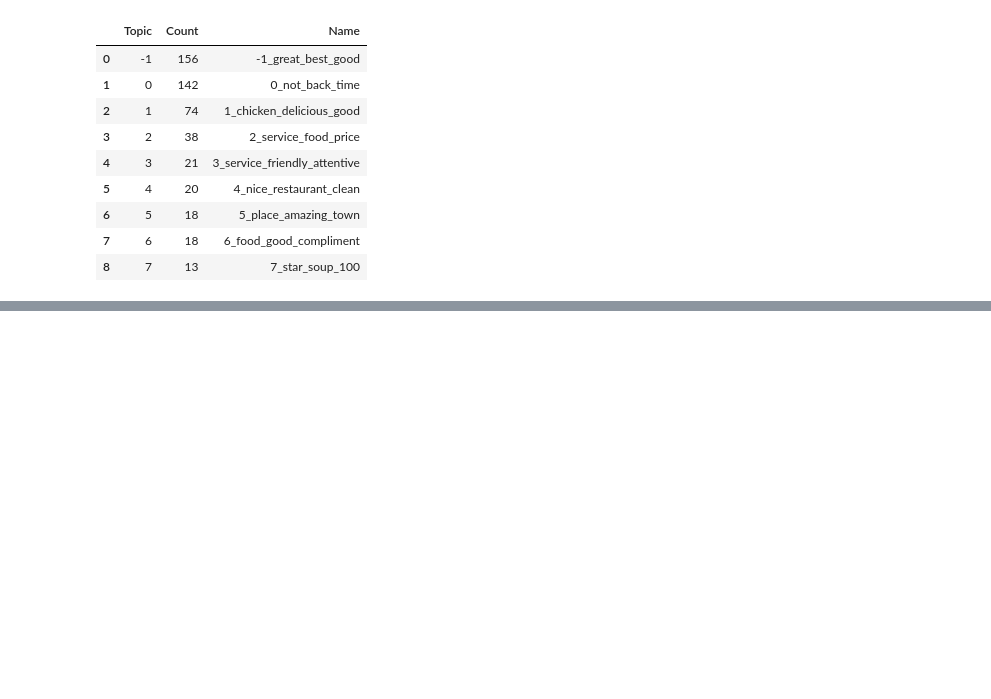
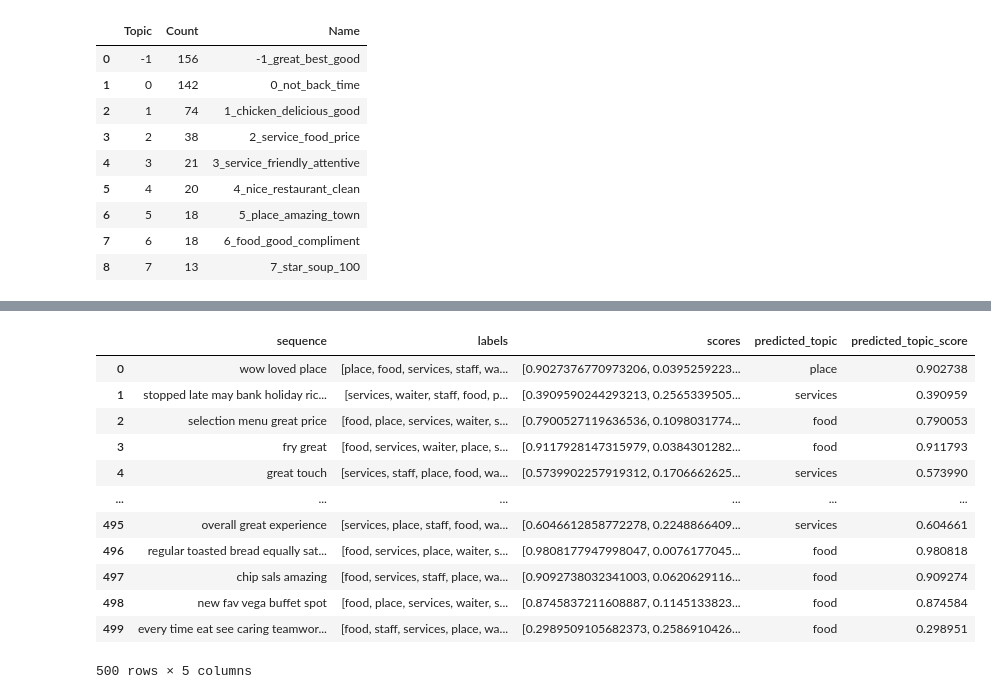
Before and after one commit to shreyasriram4/h2o2.ai, a Jupyter notebook: notebooks/voc_topicmodel_prototype.ipynb, the cells around one changed output, grey strips where cells are left out. Saved outputs shown, nothing was run; the diff lists cells and outputs as text; code cells hidden in the pictures; blank space fills up the shorter version.

Commit message:
Add single label zero shot transformer

```diff
--- a/notebooks/voc_topicmodel_prototype.ipynb
+++ b/notebooks/voc_topicmodel_prototype.ipynb
@@ -456,0 +467,19 @@ topic_model.get_topic_info()
+# %%
+classifier = pipeline(task="zero-shot-classification",
+                      model="facebook/bart-large-mnli",
+                      device=0)
+# %%
+# Define the candidate labels
+candidate_labels = ["place", "services", "food", "staff", "waiter"]
+
+# Set the hyppothesis template
+hypothesis_template = "The topic of this review is {}."
+
+# Prediction results
+single_topic_prediction = classifier(list(positive_df["cleaned_review"]), candidate_labels, hypothesis_template=hypothesis_template)
+
+# Save the output as a dataframe
+single_topic_prediction = pd.DataFrame(single_topic_prediction)
+
+# Take a look at the data
+single_topic_prediction.head()
@@ -456,0 +493,9 @@ topic_model.get_topic_info()
+# %%
+# The column for the predicted topic
+single_topic_prediction['predicted_topic'] = single_topic_prediction['labels'].apply(lambda x: x[0])
+
+# The column for the score of predi ted topic
+single_topic_prediction['predicted_topic_score'] = single_topic_prediction['scores'].apply(lambda x: x[0])
+
+# Take a look at the data
+single_topic_prediction.head()
@@ -456,0 +509,16 @@ topic_model.get_topic_info()
+# %%
+single_topic_prediction
+# %% [output]
+|  | sequence | labels | scores | predicted_topic | predicted_topic_score |
+| 0 | wow loved place | [place, food, services, staff, wa... | [0.9027376770973206, 0.0395259223... | place | 0.902738 |
+| 1 | stopped late may bank holiday ric... | [services, waiter, staff, food, p... | [0.3909590244293213, 0.2565339505... | services | 0.390959 |
+| 2 | selection menu great price | [food, place, services, waiter, s... | [0.7900527119636536, 0.1098031774... | food | 0.790053 |
+| 3 | fry great | [food, services, waiter, place, s... | [0.9117928147315979, 0.0384301282... | food | 0.911793 |
+| 4 | great touch | [services, staff, place, food, wa... | [0.5739902257919312, 0.1706662625... | services | 0.573990 |
+| ... | ... | ... | ... | ... | ... |
+| 495 | overall great experience | [services, place, staff, food, wa... | [0.6046612858772278, 0.2248866409... | services | 0.604661 |
+| 496 | regular toasted bread equally sat... | [food, services, place, waiter, s... | [0.9808177947998047, 0.0076177045... | food | 0.980818 |
+| 497 | chip sals amazing | [food, services, staff, place, wa... | [0.9092738032341003, 0.0620629116... | food | 0.909274 |
+| 498 | new fav vega buffet spot | [food, place, services, waiter, s... | [0.8745837211608887, 0.1145133823... | food | 0.874584 |
+| 499 | every time eat see caring teamwor... | [food, staff, services, place, wa... | [0.2989509105682373, 0.2586910426... | food | 0.298951 |
+500 rows × 5 columns
```
Also changed, not shown: parts of 9 cells of this notebook.
